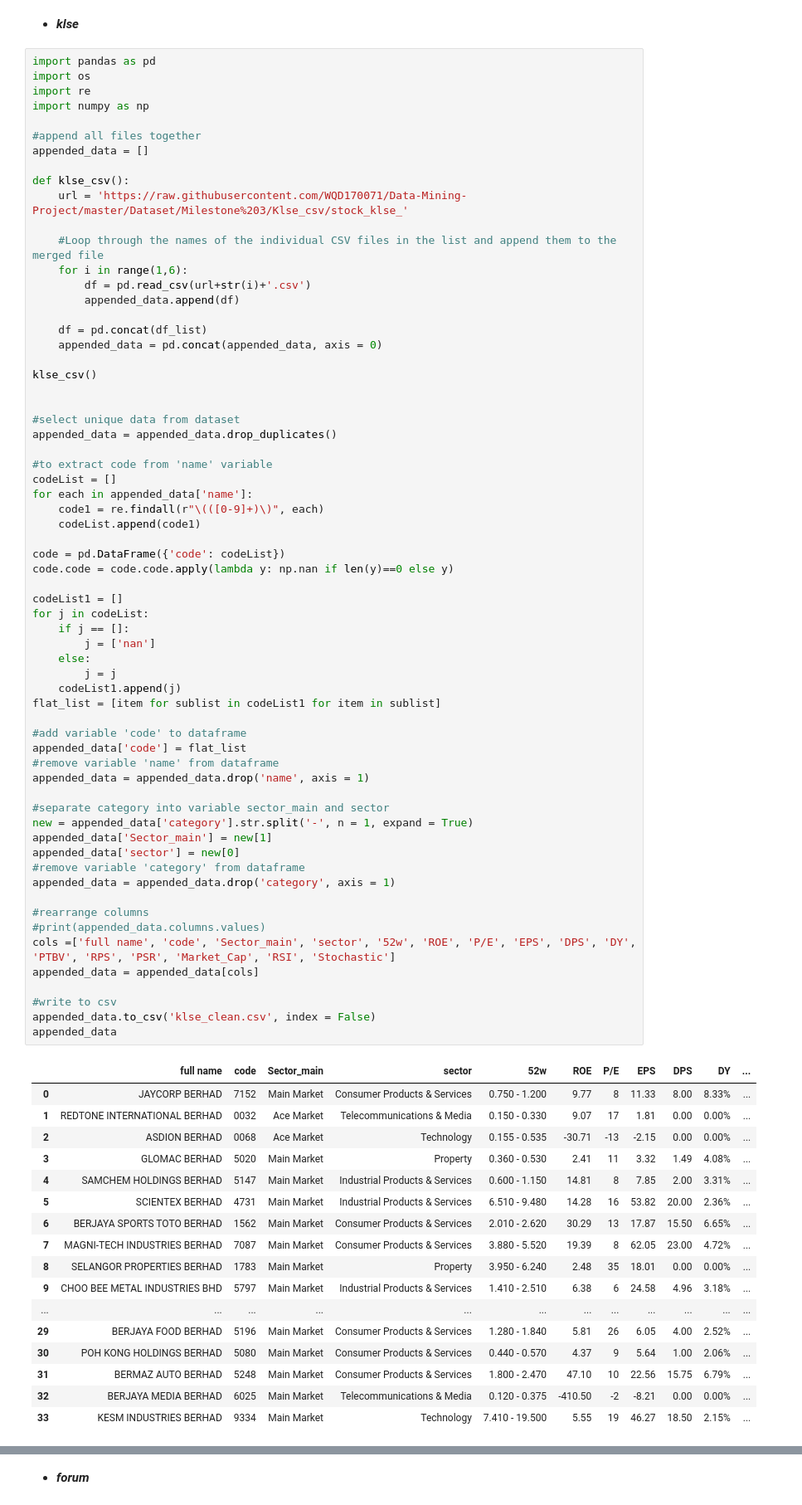
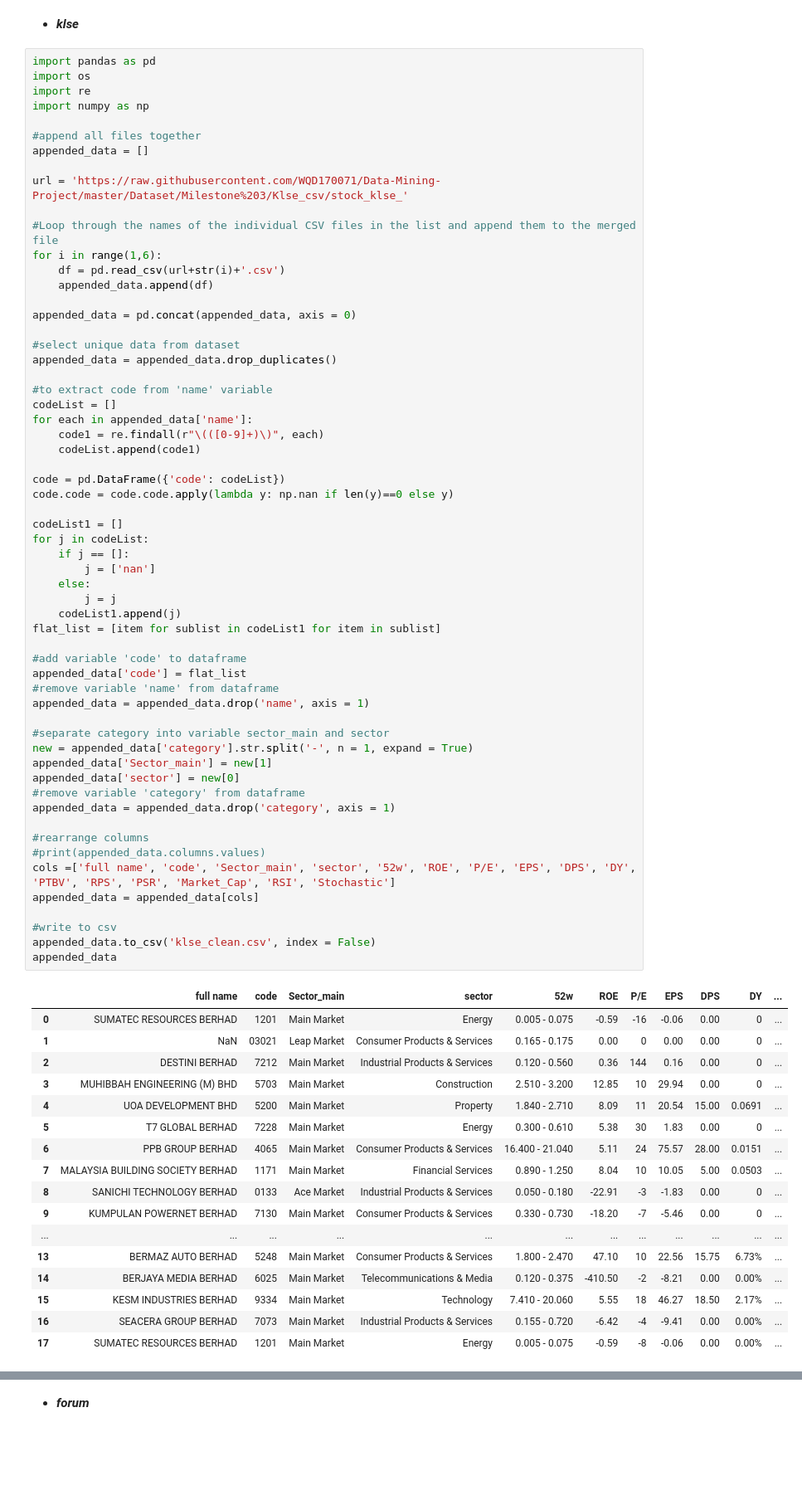
Before and after one commit to WQD170071/Data-Mining-Project, a Jupyter notebook: Milestone 3_Processing of data/Milestone 3.ipynb, the cells around one changed output, grey strips where cells are left out. Shown at 83% size. Cells and saved outputs as stored; diff of their text form; blank space fills up the shorter version.

```diff
--- a/Milestone 3_Processing of data/Milestone 3.ipynb
+++ b/Milestone 3_Processing of data/Milestone 3.ipynb
@@ -534,19 +534,14 @@ import numpy as np
 #append all files together
 appended_data = []
 
-def klse_csv():
-    url = 'https://raw.githubusercontent.com/WQD170071/Data-Mining-Project/master/Dataset/Milestone%203/Klse_csv/stock_klse_'
+url = 'https://raw.githubusercontent.com/WQD170071/Data-Mining-Project/master/Dataset/Milestone%203/Klse_csv/stock_klse_'
 
-    #Loop through the names of the individual CSV files in the list and append them to the merged file
-    for i in range(1,6):
-        df = pd.read_csv(url+str(i)+'.csv')
-        appended_data.append(df)
+#Loop through the names of the individual CSV files in the list and append them to the merged file
+for i in range(1,6):
+    df = pd.read_csv(url+str(i)+'.csv')
+    appended_data.append(df)
 
-    df = pd.concat(df_list)
-    appended_data = pd.concat(appended_data, axis = 0)
-
-klse_csv()
-
+appended_data = pd.concat(appended_data, axis = 0)
 
 #select unique data from dataset
 appended_data = appended_data.drop_duplicates()
@@ -564,49 +559,49 @@ codeList1 = []
 for j in codeList:
     if j == []:
         j = ['nan']
     else:
         j = j
     codeList1.append(j)
 flat_list = [item for sublist in codeList1 for item in sublist]
 
 #add variable 'code' to dataframe
 appended_data['code'] = flat_list
 #remove variable 'name' from dataframe
 appended_data = appended_data.drop('name', axis = 1)
 
 #separate category into variable sector_main and sector
 new = appended_data['category'].str.split('-', n = 1, expand = True)
 appended_data['Sector_main'] = new[1]
 appended_data['sector'] = new[0]
 #remove variable 'category' from dataframe
 appended_data = appended_data.drop('category', axis = 1)
 
 #rearrange columns
 #print(appended_data.columns.values)
 cols =['full name', 'code', 'Sector_main', 'sector', '52w', 'ROE', 'P/E', 'EPS', 'DPS', 'DY', 'PTBV', 'RPS', 'PSR', 'Market_Cap', 'RSI', 'Stochastic']
 appended_data = appended_data[cols]
 
 #write to csv
 appended_data.to_csv('klse_clean.csv', index = False)
 appended_data
 # %% [output]
 |  | full name | code | Sector_main | sector | 52w | ROE | P/E | EPS | DPS | DY | ... |
-| 0 | JAYCORP BERHAD | 7152 | Main Market | Consumer Products & Services | 0.750 - 1.200 | 9.77 | 8 | 11.33 | 8.00 | 8.33% | ... |
-| 1 | REDTONE INTERNATIONAL BERHAD | 0032 | Ace Market | Telecommunications & Media | 0.150 - 0.330 | 9.07 | 17 | 1.81 | 0.00 | 0.00% | ... |
-| 2 | ASDION BERHAD | 0068 | Ace Market | Technology | 0.155 - 0.535 | -30.71 | -13 | -2.15 | 0.00 | 0.00% | ... |
-| 3 | GLOMAC BERHAD | 5020 | Main Market | Property | 0.360 - 0.530 | 2.41 | 11 | 3.32 | 1.49 | 4.08% | ... |
-| 4 | SAMCHEM HOLDINGS BERHAD | 5147 | Main Market | Industrial Products & Services | 0.600 - 1.150 | 14.81 | 8 | 7.85 | 2.00 | 3.31% | ... |
-| 5 | SCIENTEX BERHAD | 4731 | Main Market | Industrial Products & Services | 6.510 - 9.480 | 14.28 | 16 | 53.82 | 20.00 | 2.36% | ... |
-| 6 | BERJAYA SPORTS TOTO BERHAD | 1562 | Main Market | Consumer Products & Services | 2.010 - 2.620 | 30.29 | 13 | 17.87 | 15.50 | 6.65% | ... |
-| 7 | MAGNI-TECH INDUSTRIES BERHAD | 7087 | Main Market | Consumer Products & Services | 3.880 - 5.520 | 19.39 | 8 | 62.05 | 23.00 | 4.72% | ... |
-| 8 | SELANGOR PROPERTIES BERHAD | 1783 | Main Market | Property | 3.950 - 6.240 | 2.48 | 35 | 18.01 | 0.00 | 0.00% | ... |
-| 9 | CHOO BEE METAL INDUSTRIES BHD | 5797 | Main Market | Industrial Products & Services | 1.410 - 2.510 | 6.38 | 6 | 24.58 | 4.96 | 3.18% | ... |
+| 0 | SUMATEC RESOURCES BERHAD | 1201 | Main Market | Energy | 0.005 - 0.075 | -0.59 | -16 | -0.06 | 0.00 | 0 | ... |
+| 1 | NaN | 03021 | Leap Market | Consumer Products & Services | 0.165 - 0.175 | 0.00 | 0 | 0.00 | 0.00 | 0 | ... |
+| 2 | DESTINI BERHAD | 7212 | Main Market | Industrial Products & Services | 0.120 - 0.560 | 0.36 | 144 | 0.16 | 0.00 | 0 | ... |
+| 3 | MUHIBBAH ENGINEERING (M) BHD | 5703 | Main Market | Construction | 2.510 - 3.200 | 12.85 | 10 | 29.94 | 0.00 | 0 | ... |
+| 4 | UOA DEVELOPMENT BHD | 5200 | Main Market | Property | 1.840 - 2.710 | 8.09 | 11 | 20.54 | 15.00 | 0.0691 | ... |
+| 5 | T7 GLOBAL BERHAD | 7228 | Main Market | Energy | 0.300 - 0.610 | 5.38 | 30 | 1.83 | 0.00 | 0 | ... |
+| 6 | PPB GROUP BERHAD | 4065 | Main Market | Consumer Products & Services | 16.400 - 21.040 | 5.11 | 24 | 75.57 | 28.00 | 0.0151 | ... |
+| 7 | MALAYSIA BUILDING SOCIETY BERHAD | 1171 | Main Market | Financial Services | 0.890 - 1.250 | 8.04 | 10 | 10.05 | 5.00 | 0.0503 | ... |
+| 8 | SANICHI TECHNOLOGY BERHAD | 0133 | Ace Market | Industrial Products & Services | 0.050 - 0.180 | -22.91 | -3 | -1.83 | 0.00 | 0 | ... |
+| 9 | KUMPULAN POWERNET BERHAD | 7130 | Main Market | Consumer Products & Services | 0.330 - 0.730 | -18.20 | -7 | -5.46 | 0.00 | 0 | ... |
 | ... | ... | ... | ... | ... | ... | ... | ... | ... | ... | ... | ... |
-| 29 | BERJAYA FOOD BERHAD | 5196 | Main Market | Consumer Products & Services | 1.280 - 1.840 | 5.81 | 26 | 6.05 | 4.00 | 2.52% | ... |
-| 30 | POH KONG HOLDINGS BERHAD | 5080 | Main Market | Consumer Products & Services | 0.440 - 0.570 | 4.37 | 9 | 5.64 | 1.00 | 2.06% | ... |
-| 31 | BERMAZ AUTO BERHAD | 5248 | Main Market | Consumer Products & Services | 1.800 - 2.470 | 47.10 | 10 | 22.56 | 15.75 | 6.79% | ... |
-| 32 | BERJAYA MEDIA BERHAD | 6025 | Main Market | Telecommunications & Media | 0.120 - 0.375 | -410.50 | -2 | -8.21 | 0.00 | 0.00% | ... |
-| 33 | KESM INDUSTRIES BERHAD | 9334 | Main Market | Technology | 7.410 - 19.500 | 5.55 | 19 | 46.27 | 18.50 | 2.15% | ... |
+| 13 | BERMAZ AUTO BERHAD | 5248 | Main Market | Consumer Products & Services | 1.800 - 2.470 | 47.10 | 10 | 22.56 | 15.75 | 6.73% | ... |
+| 14 | BERJAYA MEDIA BERHAD | 6025 | Main Market | Telecommunications & Media | 0.120 - 0.375 | -410.50 | -2 | -8.21 | 0.00 | 0.00% | ... |
+| 15 | KESM INDUSTRIES BERHAD | 9334 | Main Market | Technology | 7.410 - 20.060 | 5.55 | 18 | 46.27 | 18.50 | 2.17% | ... |
+| 16 | SEACERA GROUP BERHAD | 7073 | Main Market | Industrial Products & Services | 0.155 - 0.720 | -6.42 | -4 | -9.41 | 0.00 | 0.00% | ... |
+| 17 | SUMATEC RESOURCES BERHAD | 1201 | Main Market | Energy | 0.005 - 0.075 | -0.59 | -8 | -0.06 | 0.00 | 0.00% | ... |
 785 rows × 16 columns
 # %% [markdown]
 - ***forum***
```
Also changed, not shown: 1 other file.
